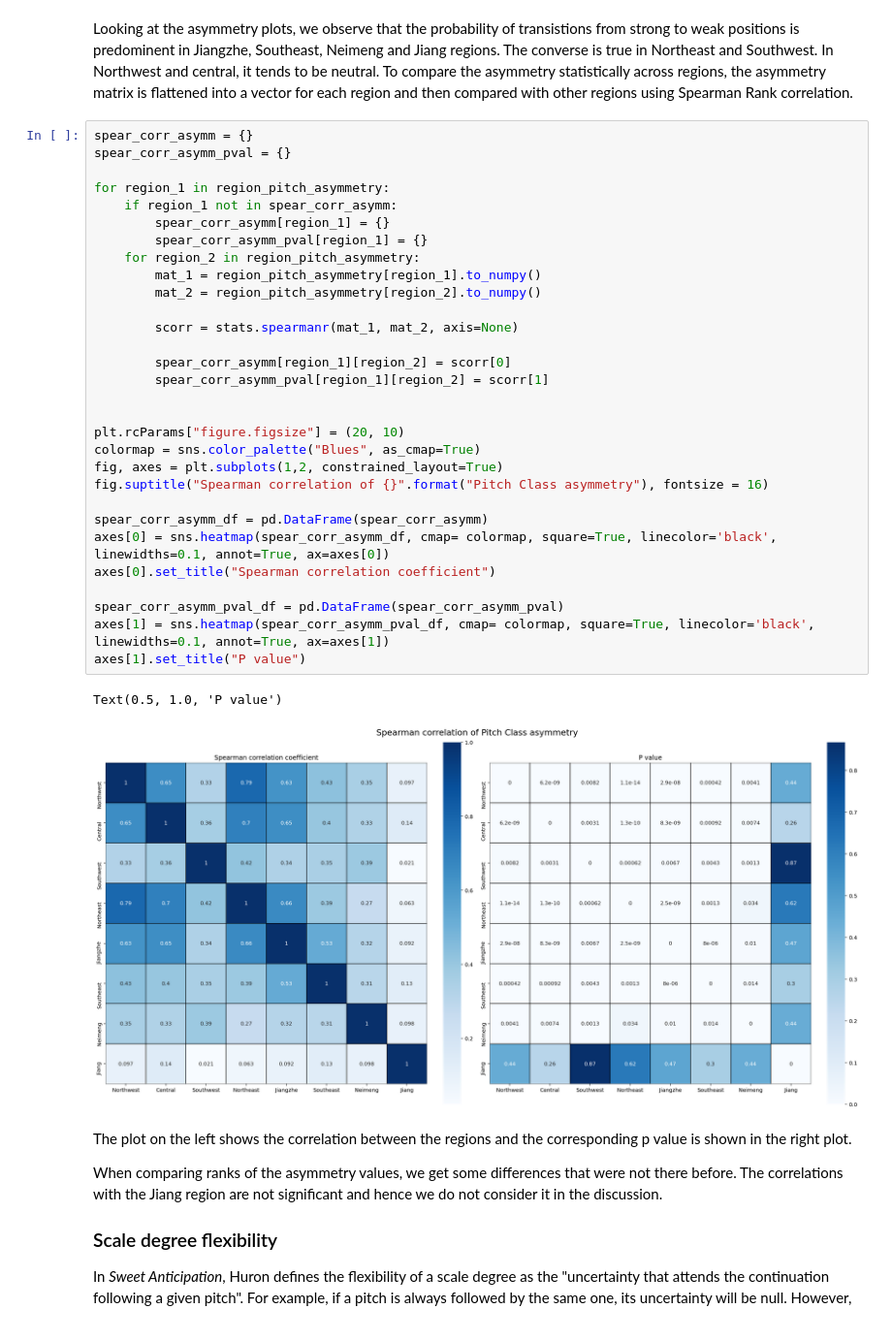
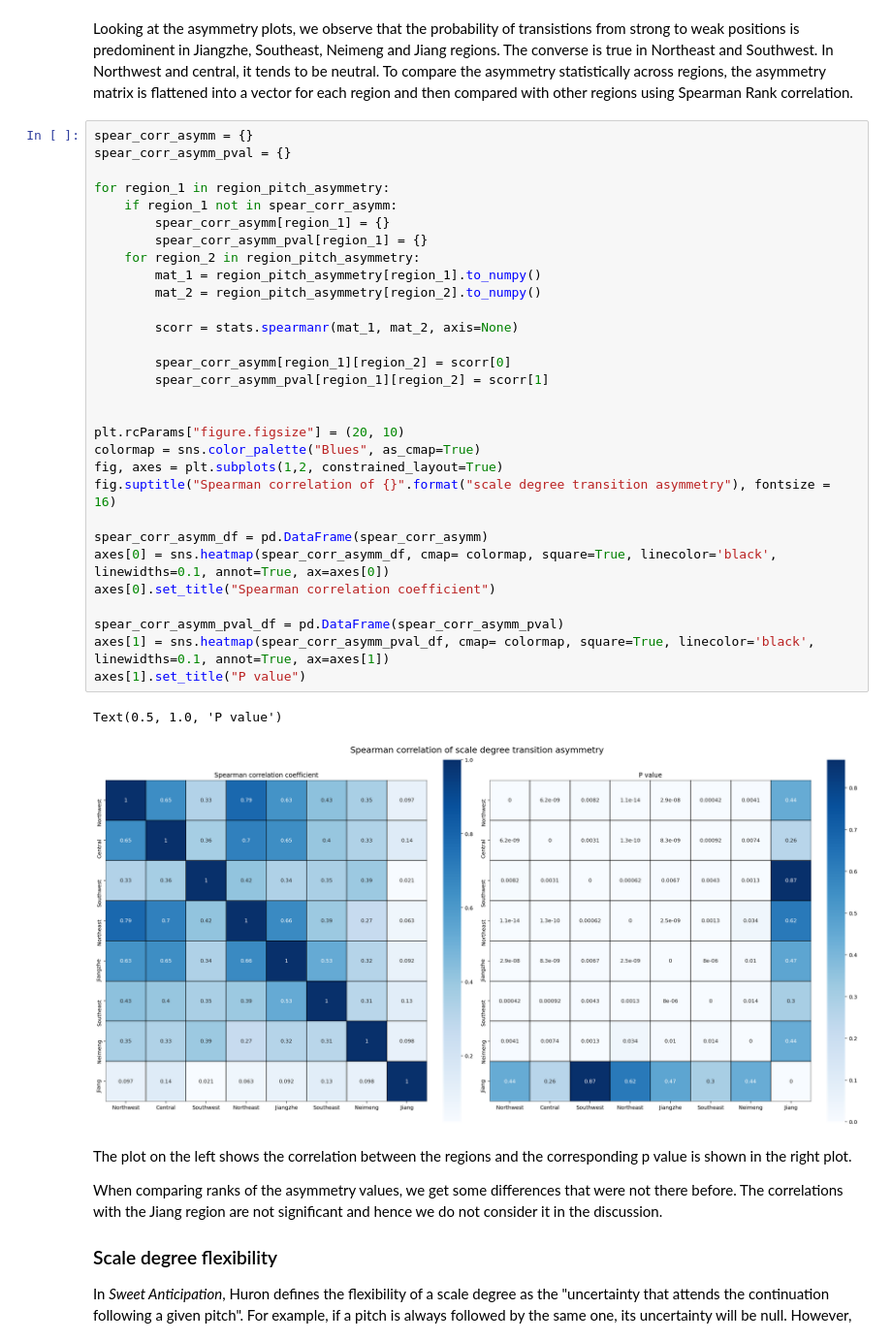
Before and after one commit to ravinitheshreddy/Digital-Musicology-Project, a Jupyter notebook: milestone3_results_quantification.ipynb, the cells around one changed output. Shown at 97% size. Cells and saved outputs as stored; diff of their text form.

Commit message:
updated plot titles of asymmetry

```diff
--- a/milestone3_results_quantification.ipynb
+++ b/milestone3_results_quantification.ipynb
@@ -514,35 +514,35 @@ Looking at the asymmetry plots, we observe that the probability of transistions
 spear_corr_asymm = {}
 spear_corr_asymm_pval = {}
 
 for region_1 in region_pitch_asymmetry:
     if region_1 not in spear_corr_asymm:
         spear_corr_asymm[region_1] = {}
         spear_corr_asymm_pval[region_1] = {}
     for region_2 in region_pitch_asymmetry:
         mat_1 = region_pitch_asymmetry[region_1].to_numpy()
         mat_2 = region_pitch_asymmetry[region_2].to_numpy()
 
         scorr = stats.spearmanr(mat_1, mat_2, axis=None)
 
         spear_corr_asymm[region_1][region_2] = scorr[0]
         spear_corr_asymm_pval[region_1][region_2] = scorr[1]
 
 
 plt.rcParams["figure.figsize"] = (20, 10)
 colormap = sns.color_palette("Blues", as_cmap=True)
 fig, axes = plt.subplots(1,2, constrained_layout=True)
-fig.suptitle("Spearman correlation of {}".format("Pitch Class asymmetry"), fontsize = 16)
+fig.suptitle("Spearman correlation of {}".format("scale degree transition asymmetry"), fontsize = 16)
 
 spear_corr_asymm_df = pd.DataFrame(spear_corr_asymm)
 axes[0] = sns.heatmap(spear_corr_asymm_df, cmap= colormap, square=True, linecolor='black', linewidths=0.1, annot=True, ax=axes[0])
 axes[0].set_title("Spearman correlation coefficient")
 
 spear_corr_asymm_pval_df = pd.DataFrame(spear_corr_asymm_pval)
 axes[1] = sns.heatmap(spear_corr_asymm_pval_df, cmap= colormap, square=True, linecolor='black', linewidths=0.1, annot=True, ax=axes[1])
 axes[1].set_title("P value")
 # %% [output]
 Text(0.5, 1.0, 'P value')
-[figure, old version]
+[figure, new version]
 # %% [markdown]
 The plot on the left shows the correlation between the regions and the corresponding p value is shown in the right plot.
 
```
Also changed, not shown: parts of 1 cell of this notebook.
